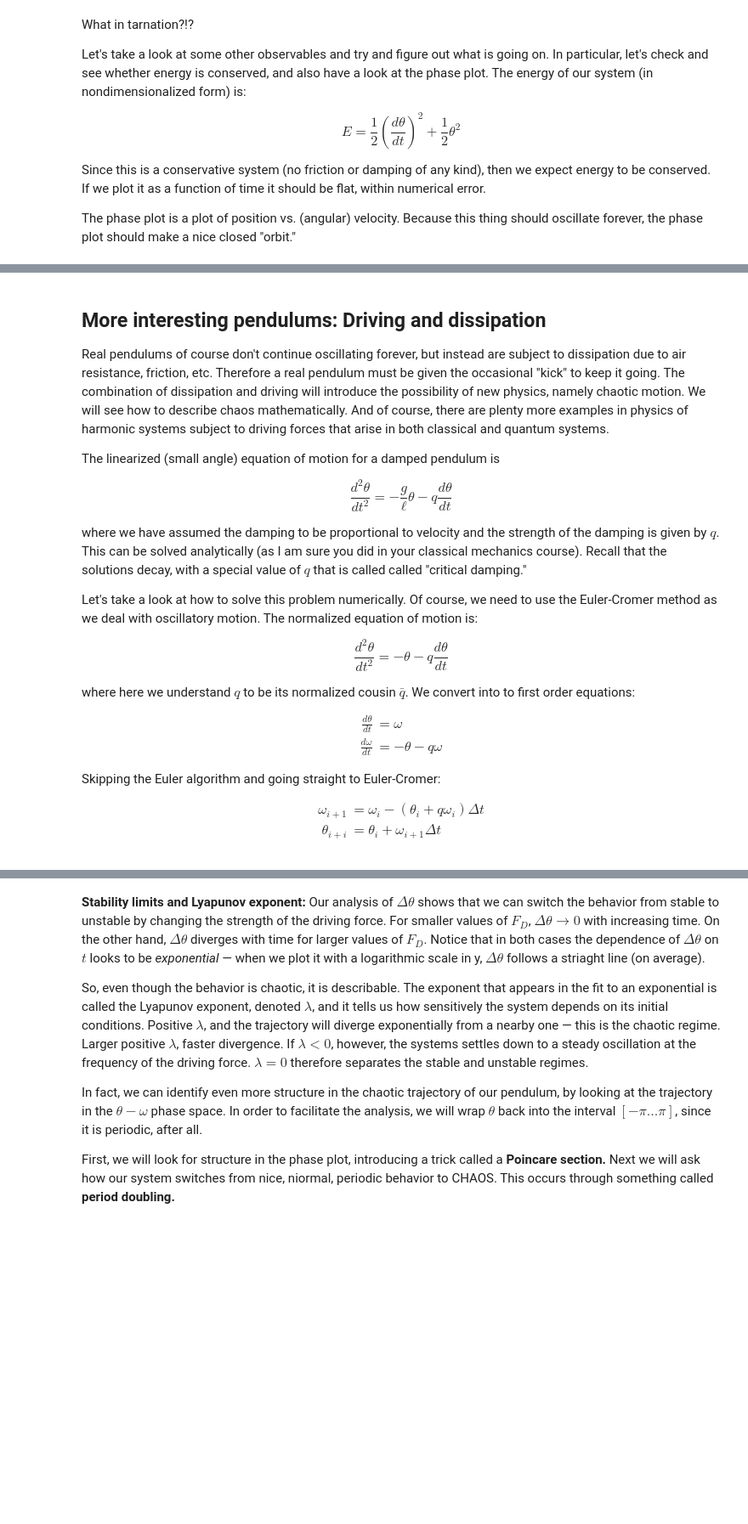
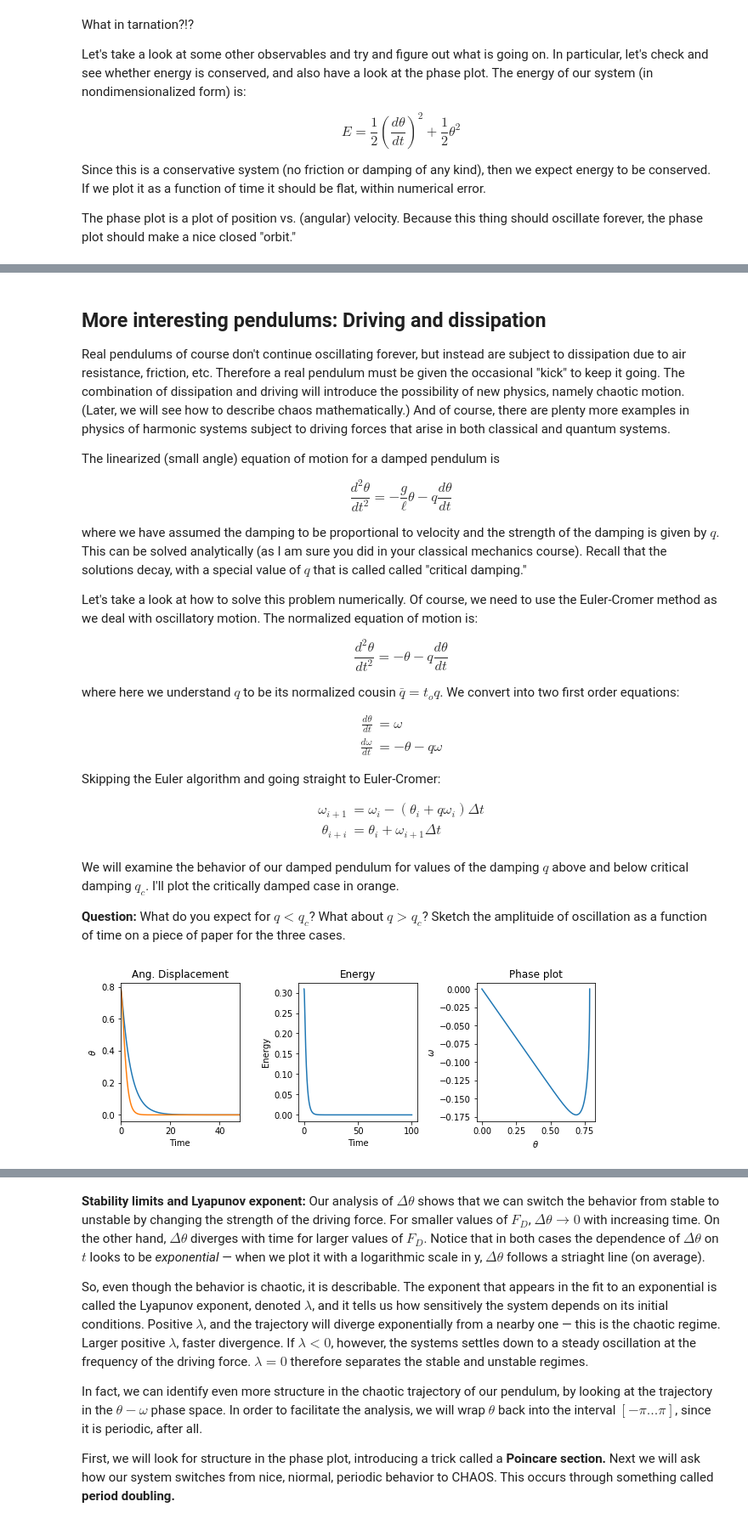
Before and after one commit to Boltz-mann/Phys460_660_2021, a Jupyter notebook: pendulum.ipynb, the cells around one changed output, grey strips where cells are left out. Shown at 85% size. Saved outputs shown, nothing was run; the diff lists cells and outputs as text; code cells hidden in the pictures; blank space fills up the shorter version.

```diff
--- a/pendulum.ipynb
+++ b/pendulum.ipynb
@@ -287,7 +289,7 @@ plt.show()
 # %% [markdown]
 ## More interesting pendulums: Driving and dissipation
 
-Real pendulums of course don't continue oscillating forever, but instead are subject to dissipation due to air resistance, friction, etc. Therefore a real pendulum must be given the occasional "kick" to keep it going. The combination of dissipation and driving will introduce the possibility of new physics, namely chaotic motion. We will see how to describe chaos mathematically. And of course, there are plenty more examples in physics of harmonic systems subject to driving forces that arise in both classical and quantum systems.
+Real pendulums of course don't continue oscillating forever, but instead are subject to dissipation due to air resistance, friction, etc. Therefore a real pendulum must be given the occasional "kick" to keep it going. The combination of dissipation and driving will introduce the possibility of new physics, namely chaotic motion. (Later, we will see how to describe chaos mathematically.) And of course, there are plenty more examples in physics of harmonic systems subject to driving forces that arise in both classical and quantum systems.
 
 The linearized (small angle) equation of motion for a damped pendulum is
 
@@ -299,7 +301,7 @@ Let's take a look at how to solve this problem numerically. Of course, we need t
 
 $$\frac{d^2\theta}{dt^2} = -\theta -q\frac{d\theta}{dt}$$
 
-where here we understand $q$ to be its normalized cousin $\bar{q}$. We convert into to first order equations:
+where here we understand $q$ to be its normalized cousin $\bar{q}=t_oq$. We convert into two first order equations:
 
 $$\begin{align}
 \frac{d\theta}{dt} & = \omega \\
@@ -312,17 +314,29 @@ $$\begin{align}
 \omega_{i+1} & = \omega_i - \left( \theta_i + q\omega_i\right )\Delta t \\
 \theta_{i+i} & = \theta_i + \omega_{i+1} \Delta t \\
 \end{align}$$
+
+We will examine the behavior of our damped pendulum for values of the damping $q$ above and below critical damping $q_c$. I'll plot the critically damped case in orange.
+
+**Question:** What do you expect for $q<q_c$? What about $q>q_c$? Sketch the amplituide of oscillation as a function of time on a piece of paper for the three cases.
 # %%
 dt = 0.01
-q1 = 0.1
-q2 = 5.0
+# I'll run this simultaneously for two different values of the damping constant.
+# critical damping at q_bar = 2
+q1 = 4.0
+q2 = 2.0
 
 
+# theta and omega for damping q1
 theta = []
 omega = []
+
+# theta and omega for damping q2
 theta2 = []
 omega2 = []
 time = []
+
+# only computing energy for the q1 case. should have called it "energy1"
+# to be consistent
 energy = []
 
 theta.append(theta0)
@@ -336,42 +350,47 @@ energy.append(E)
 
 imax = 10000
 for i in range (1,imax):
+    #NOTICE! You have to compute velocity *first*, then position when using E-C.
     omega_new = omega[i-1] - (theta[i-1] + q1*omega[i-1])*dt
     theta_new = theta[i-1] + omega_new*dt
     t_new = i*dt
 
     E = 0.5*omega_new**2 + 0.5*theta_new**2
-
+    # push the positions and velocities for the q1 case
     theta.append(theta_new)
     omega.append(omega_new)
 
+    # now repeat for the q2 case
     omega_new = omega2[i-1] - (theta2[i-1] + q2*omega2[i-1])*dt
     theta_new = theta2[i-1] + omega_new*dt
     theta2.append(theta_new)
     omega2.append(omega_new)
 
     energy.append(E)
     time.append(t_new)
 
 plt.figure(1, figsize=(10, 3))
 plt.subplots_adjust(wspace=0.5)
 ax = plt.subplot(131)
 ax.set_title('Ang. Displacement')
 ax.set_xlabel('Time')
+ax.set_xlim(right=48)
 ax.set_ylabel('$\\theta$')
 plt.plot(time,theta)
 plt.plot(time,theta2)
 
 ax2 = plt.subplot(132)
 ax2.set_title('Energy')
 ax2.set_xlabel('Time')
 ax2.set_ylabel('Energy')
 plt.plot(time,energy)
 
 ax3 = plt.subplot(133)
 ax3.set_title('Phase plot')
 ax3.set_xlabel('$\\theta$')
 ax3.set_ylabel('$\omega$')
 plt.plot(theta,omega)
 plt.show()
+# %% [output]
+[figure, added]
 # %% [markdown]
```
Also changed, not shown: parts of 10 cells of this notebook.
